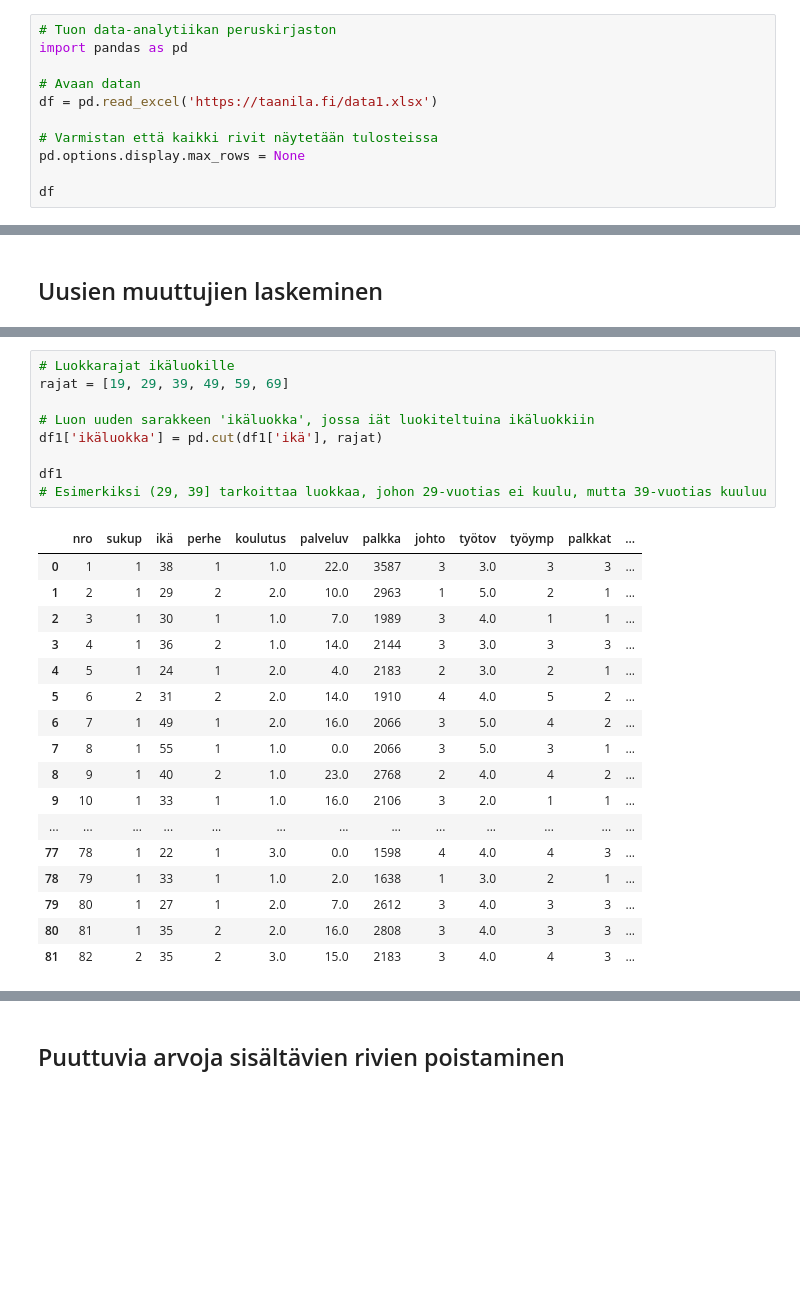
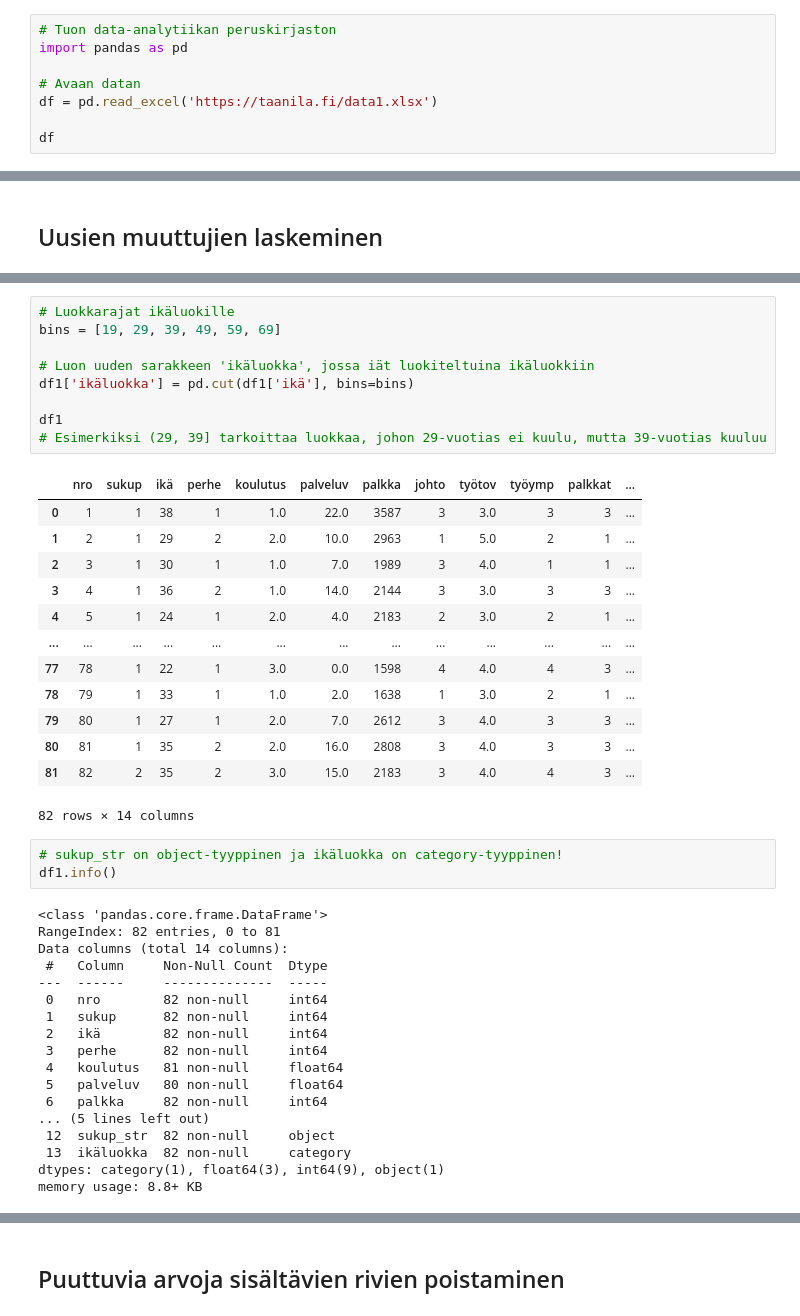
Before and after one commit to taanila/data, a Jupyter notebook: muunna.ipynb, the cells around one changed output, grey strips where cells are left out. Saved outputs shown, nothing was run; the diff lists cells and outputs as text; blank space fills up the shorter version.

```diff
--- a/muunna.ipynb
+++ b/muunna.ipynb
@@ -21,9 +21,6 @@ import pandas as pd
 # Avaan datan
 df = pd.read_excel('https://taanila.fi/data1.xlsx')
 
-# Varmistan että kaikki rivit näytetään tulosteissa
-pd.options.display.max_rows = None
-
 df
 # %% [output]
 |  | nro | sukup | ikä | perhe | koulutus | palveluv | palkka | johto | työtov | työymp | palkkat | ... |
@@ -210,30 +184,47 @@ df1
 # %%
 # Luokkarajat ikäluokille
-rajat = [19, 29, 39, 49, 59, 69]
+bins = [19, 29, 39, 49, 59, 69]
 
 # Luon uuden sarakkeen 'ikäluokka', jossa iät luokiteltuina ikäluokkiin
-df1['ikäluokka'] = pd.cut(df1['ikä'], rajat)
+df1['ikäluokka'] = pd.cut(df1['ikä'], bins=bins)
 
 df1
 # Esimerkiksi (29, 39] tarkoittaa luokkaa, johon 29-vuotias ei kuulu, mutta 39-vuotias kuuluu
 # %% [output]
 |  | nro | sukup | ikä | perhe | koulutus | palveluv | palkka | johto | työtov | työymp | palkkat | ... |
 | 0 | 1 | 1 | 38 | 1 | 1.0 | 22.0 | 3587 | 3 | 3.0 | 3 | 3 | ... |
 | 1 | 2 | 1 | 29 | 2 | 2.0 | 10.0 | 2963 | 1 | 5.0 | 2 | 1 | ... |
 | 2 | 3 | 1 | 30 | 1 | 1.0 | 7.0 | 1989 | 3 | 4.0 | 1 | 1 | ... |
 | 3 | 4 | 1 | 36 | 2 | 1.0 | 14.0 | 2144 | 3 | 3.0 | 3 | 3 | ... |
 | 4 | 5 | 1 | 24 | 1 | 2.0 | 4.0 | 2183 | 2 | 3.0 | 2 | 1 | ... |
-| 5 | 6 | 2 | 31 | 2 | 2.0 | 14.0 | 1910 | 4 | 4.0 | 5 | 2 | ... |
-| 6 | 7 | 1 | 49 | 1 | 2.0 | 16.0 | 2066 | 3 | 5.0 | 4 | 2 | ... |
-| 7 | 8 | 1 | 55 | 1 | 1.0 | 0.0 | 2066 | 3 | 5.0 | 3 | 1 | ... |
-| 8 | 9 | 1 | 40 | 2 | 1.0 | 23.0 | 2768 | 2 | 4.0 | 4 | 2 | ... |
-| 9 | 10 | 1 | 33 | 1 | 1.0 | 16.0 | 2106 | 3 | 2.0 | 1 | 1 | ... |
 | ... | ... | ... | ... | ... | ... | ... | ... | ... | ... | ... | ... | ... |
 | 77 | 78 | 1 | 22 | 1 | 3.0 | 0.0 | 1598 | 4 | 4.0 | 4 | 3 | ... |
 | 78 | 79 | 1 | 33 | 1 | 1.0 | 2.0 | 1638 | 1 | 3.0 | 2 | 1 | ... |
 | 79 | 80 | 1 | 27 | 1 | 2.0 | 7.0 | 2612 | 3 | 4.0 | 3 | 3 | ... |
 | 80 | 81 | 1 | 35 | 2 | 2.0 | 16.0 | 2808 | 3 | 4.0 | 3 | 3 | ... |
 | 81 | 82 | 2 | 35 | 2 | 3.0 | 15.0 | 2183 | 3 | 4.0 | 4 | 3 | ... |
+82 rows × 14 columns
+# %%
+# sukup_str on object-tyyppinen ja ikäluokka on category-tyyppinen!
+df1.info()
+# %% [output]
+<class 'pandas.core.frame.DataFrame'>
+RangeIndex: 82 entries, 0 to 81
+Data columns (total 14 columns):
+ #   Column     Non-Null Count  Dtype
+---  ------     --------------  -----
+ 0   nro        82 non-null     int64
+ 1   sukup      82 non-null     int64
+ 2   ikä        82 non-null     int64
+ 3   perhe      82 non-null     int64
+ 4   koulutus   81 non-null     float64
+ 5   palveluv   80 non-null     float64
+ 6   palkka     82 non-null     int64
+... (5 lines left out)
+ 12  sukup_str  82 non-null     object
+ 13  ikäluokka  82 non-null     category
+dtypes: category(1), float64(3), int64(9), object(1)
+memory usage: 8.8+ KB
 # %%
 # Lasken vastaajan "kokonaistyytyväisyyden" keskiarvona tyytyväisyyksistä eri osa-alueisiin
 # axis=1 tarkoittaa keskiarvojen laskemista sivusuunnassa (rivin keskiarvo)
```
Also changed, not shown: parts of 13 cells of this notebook.
